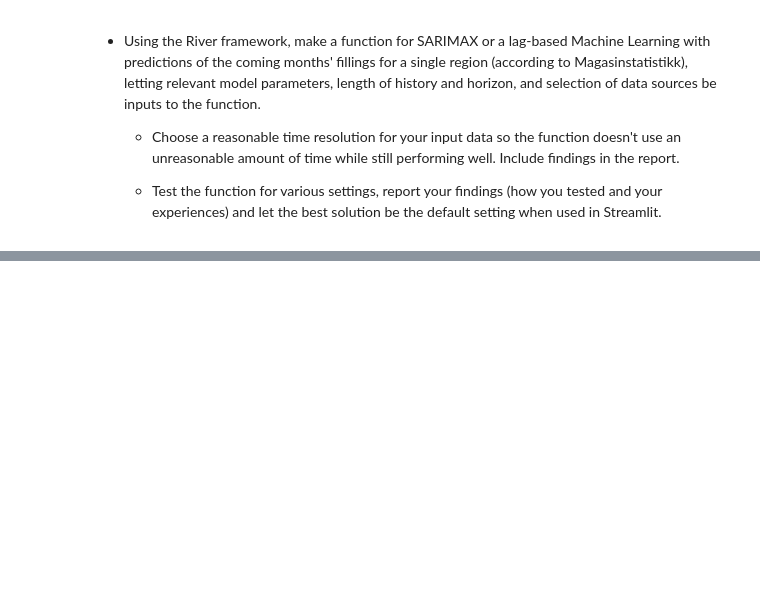
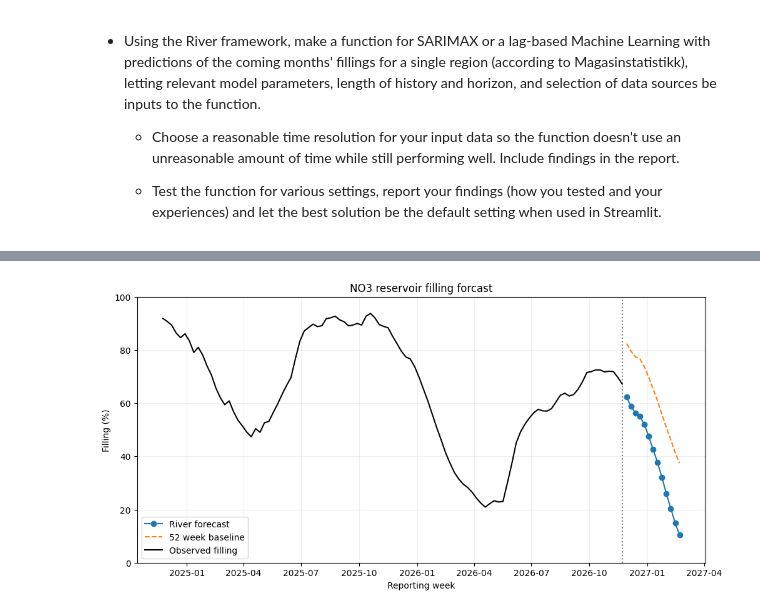
Before and after one commit to danielytsan/IND320APP, a Jupyter notebook: notebooks/Part4.ipynb, the cells around one changed output, grey strips where cells are left out. Cells and saved outputs as stored; diff of their text form; code cells hidden in the pictures; blank space fills up the shorter version.

```diff
--- a/notebooks/Part4.ipynb
+++ b/notebooks/Part4.ipynb
@@ -617,0 +657,10 @@ validation MAE: nan percentage points
+# %%
+#making the forcasting for the next 13 weeks
+forecast = forecast_filling(reservoir, region = "NO3", horizon_weeks = 13, **best_config)
+
+#cheking the structure
+assert len(forecast) == 13
+assert forecast.index.is_unique
+assert np.isfinite(forecast["prediction"]).all()
+assert forecast["prediction"].between(0, 100).all()
+display(forecast)
@@ -617,0 +683,25 @@ validation MAE: nan percentage points
+# %%
+history = reservoir_data(reservoir, region = "NO3",)["fill_pct"]
+origin = pd.Timestamp(forecast.attrs["origin"])
+start = origin - pd.DateOffset(years = 2)
+recent_history = history.loc[start:origin]
+
+fig, ax = plt.subplots(figsize = (10, 5), layout = "constrained",)
+ax.plot(forecast.index, forecast["prediction"], marker = "o", label = "River forecast")
+#seasonal baseline beside the fitted model
+ax.plot(forecast.index, forecast["seasonal_naive"], linestyle = "--", label = "52 week baseline")
+#marking the boundary between observed history and future prediction
+ax.axvline(origin, color = "grey", linestyle = ":")
+ax.set(title = "NO3 reservoir filling forcast",
+       xlabel = "Reporting week",
+       ylabel = "Filling (%)",
+       ylim = (0, 100),)
+ax.grid(alpha = 0.2)
+ax.plot(recent_history.index,
+        recent_history,
+        color = "black",
+        label = "Observed filling",)
+ax.legend()
+plt.show()
+# %% [output]
+[figure, added]
```
Also changed, not shown: parts of 8 cells of this notebook, 2 other files.
